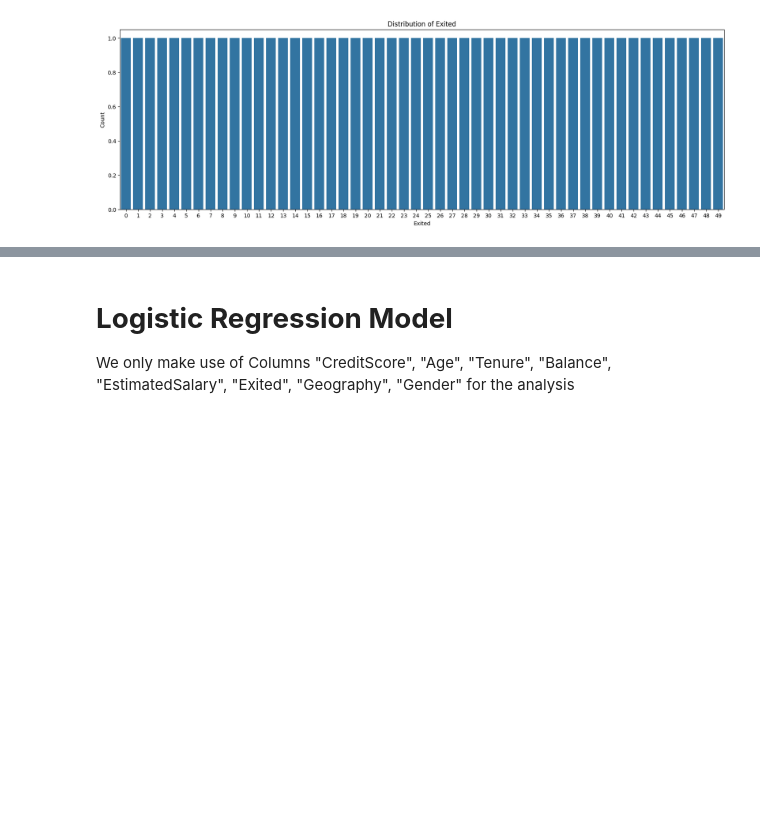
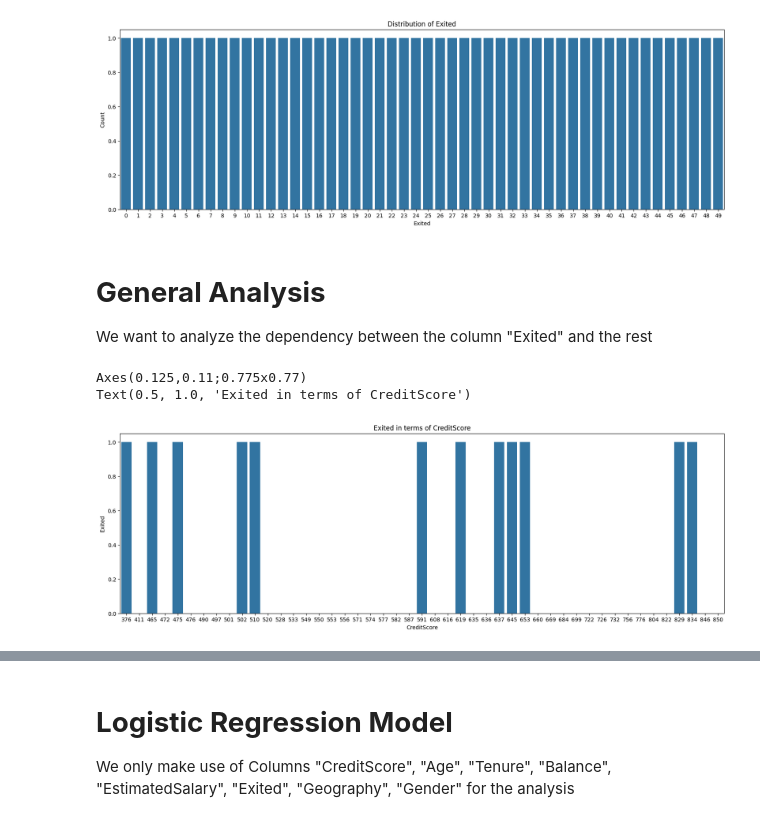
Before and after one commit to kairyvu/Banking_Customer_Churn_Prediction, a Jupyter notebook: banking_customer_churn_prediction.ipynb, the cells around one changed output, grey strips where cells are left out. Drawn from its saved outputs; the diff is of its cells as text; code cells hidden in the pictures; blank space fills up the shorter version.

Commit message:
add decision tree and general analysis

```diff
--- a/banking_customer_churn_prediction.ipynb
+++ b/banking_customer_churn_prediction.ipynb
@@ -213,3 +215,14 @@ plt.ylabel('Count')
 plt.show()
 # %% [output]
 [figure]
+# %% [markdown]
+# **General Analysis** <br>
+We want to analyze the dependency between the column "Exited" and the rest
+# %%
+plt.figure(figsize = (20,6))
+print(sns.barplot(x='CreditScore', y='Exited', data = visualizing_data))
+print(plt.title('Exited in terms of CreditScore'))
+# %% [output]
+Axes(0.125,0.11;0.775x0.77)
+Text(0.5, 1.0, 'Exited in terms of CreditScore')
+[figure, added]
```
Also changed, not shown: parts of 19 cells of this notebook.
